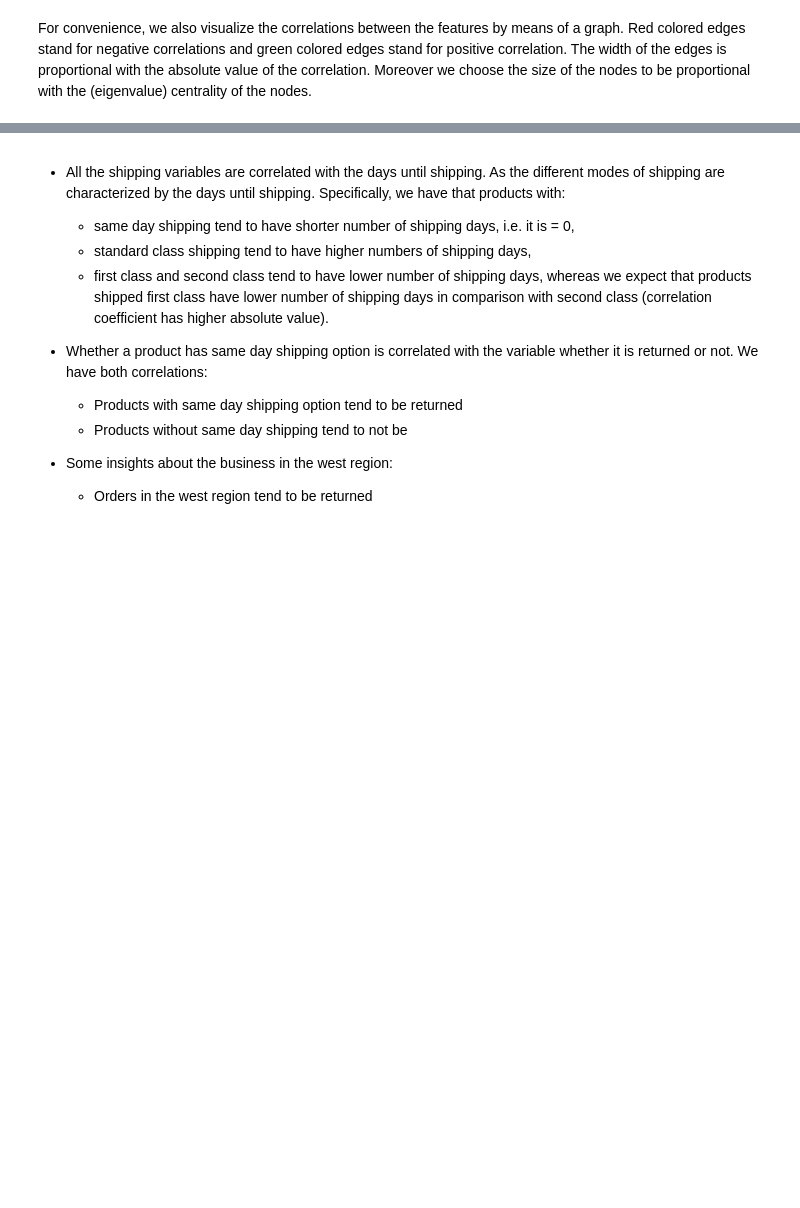
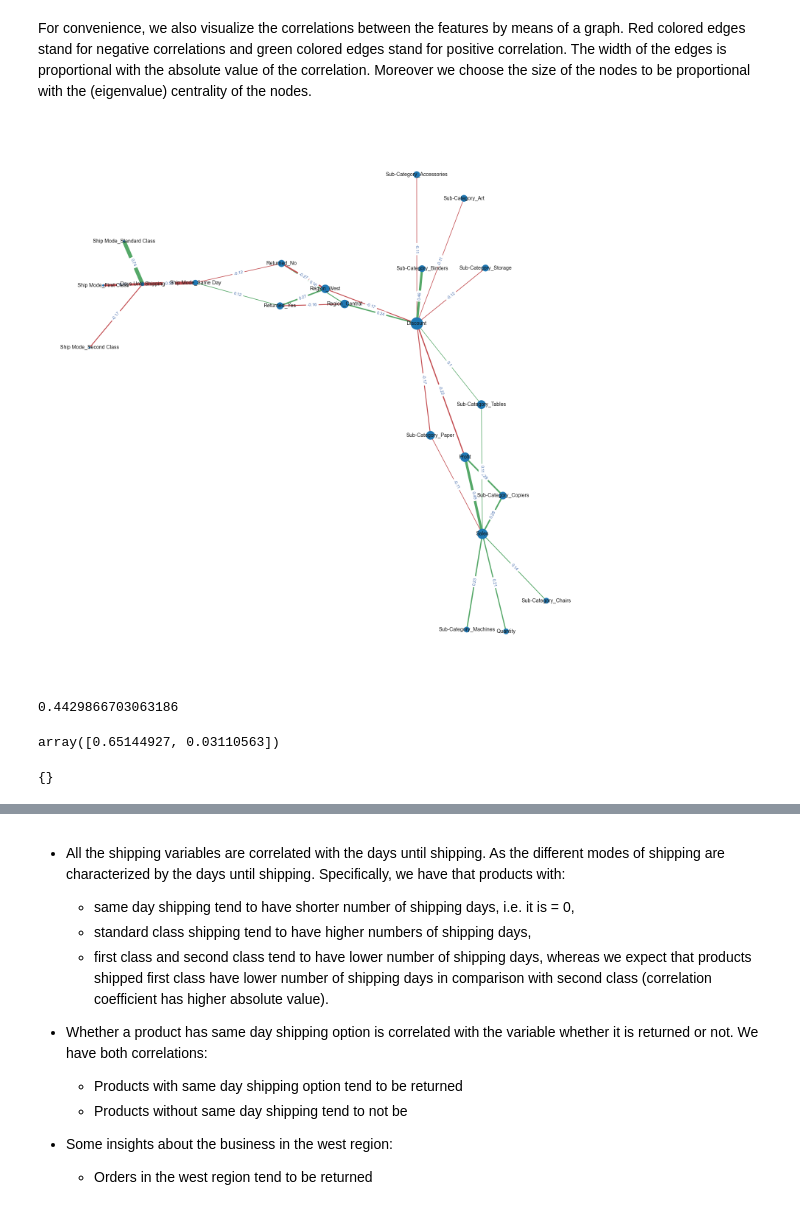
Before and after one commit to EzraTam/exploratory-analysis, a Jupyter notebook: notebooks/superstore_analysis.ipynb, the cells around one changed output, grey strips where cells are left out. Saved outputs shown, nothing was run; the diff lists cells and outputs as text; code cells hidden in the pictures; blank space fills up the shorter version.

```diff
--- a/notebooks/superstore_analysis.ipynb
+++ b/notebooks/superstore_analysis.ipynb
@@ -190,3 +206,7 @@ For convenience, we also visualize the correlations between the features by mean
 adjacency_matrix=filtered_df.fillna(0)
 dict_labels={list(adjacency_matrix.columns).index(col):col for col in list(adjacency_matrix.columns)}
 adjacency_matrix=adjacency_matrix.to_numpy()
+# %%
+graph_handle=ea.show_graph_with_labels(adjacency_matrix,dict_labels,"eigenvector")
+# %% [output]
+[figure, added]
@@ -192,0 +455,12 @@ adjacency_matrix=adjacency_matrix.to_numpy()
+# %%
+x1
+# %% [output]
+0.4429866703063186
+# %%
+GraphObject.nx_graph.nodes[0]['pos']
+# %% [output]
+array([0.65144927, 0.03110563])
+# %%
+GraphObject.plot_plotly()
+# %% [output]
+{}
```
Also changed, not shown: parts of 28 cells of this notebook, 1 other file.
